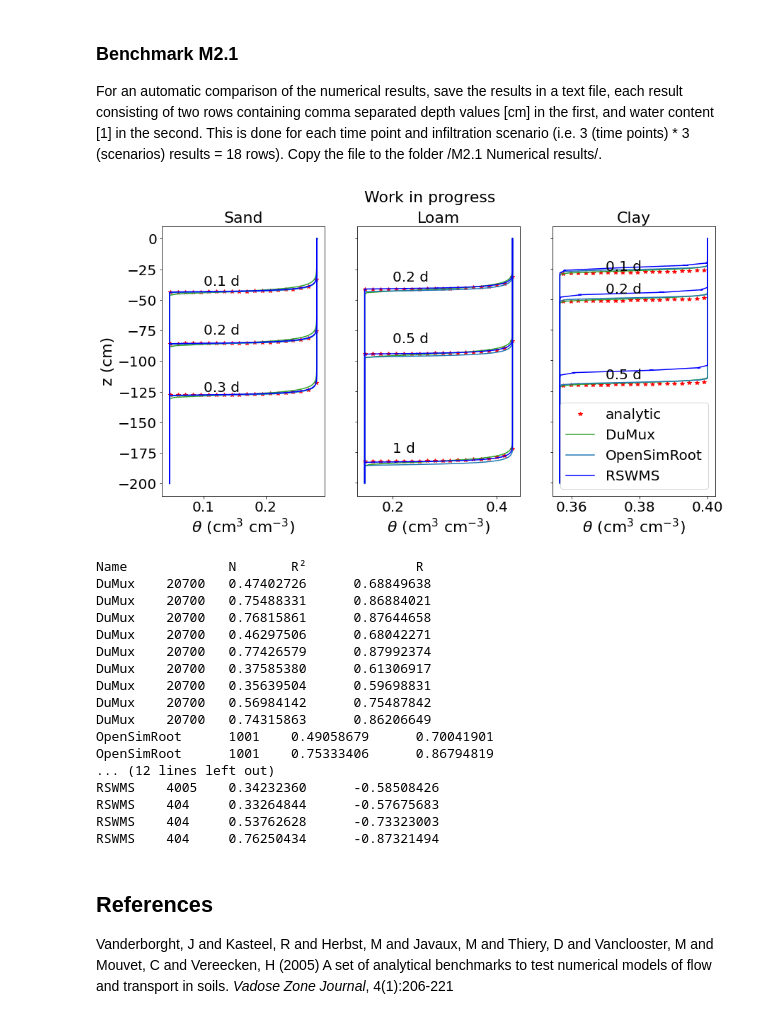
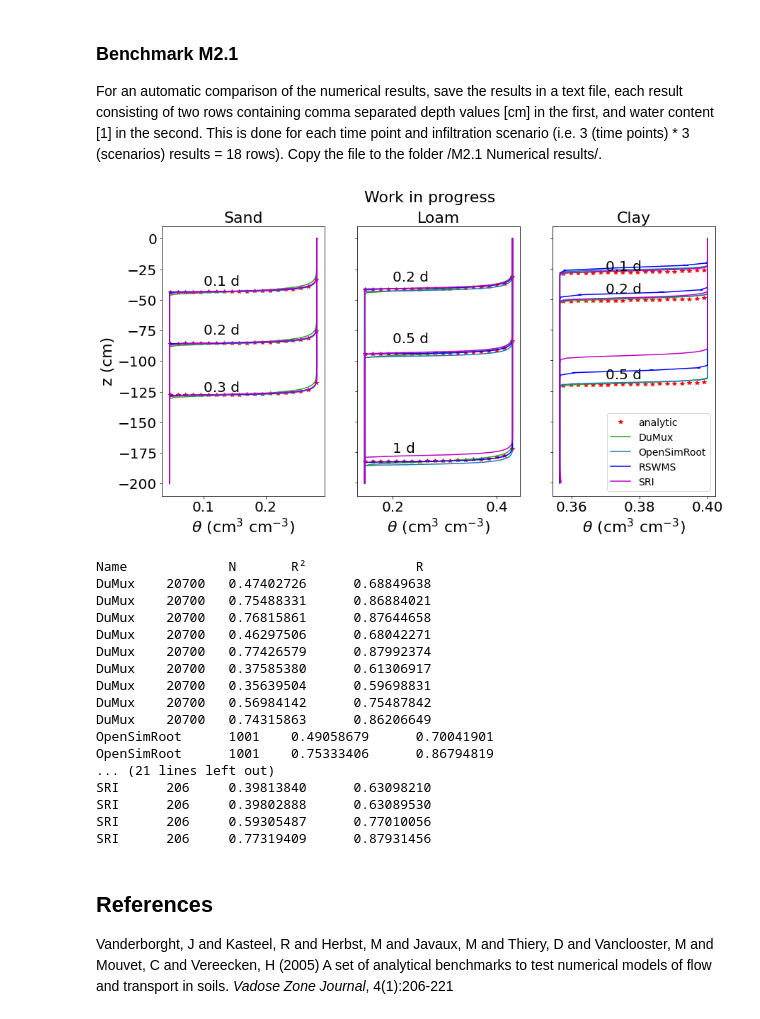
Before and after one commit to RSA-benchmarks/collaborative-comparison, a Jupyter notebook: M2 Water flow in soil/M2.1 Infiltration/M2.1 Automated comparison.ipynb, the cells around one changed output. Drawn from its saved outputs; the diff is of its cells as text; code cells hidden in the pictures.

```diff
--- a/M2 Water flow in soil/M2.1 Infiltration/M2.1 Automated comparison.ipynb
+++ b/M2 Water flow in soil/M2.1 Infiltration/M2.1 Automated comparison.ipynb
@@ -131,7 +131,7 @@ for j in range(0,3): # axis
 r, rsme, rsquare, nn, l = [], [], [], [], []
 cc = 0
 #col = ['r','g','b','r','g','b']
-col=["C2","C0","b"]
+col=["C2","C0","b","m"]
 for dirname, dirnames, filenames in os.walk('M2.1 Numerical results/.'):
     filenames.sort()
     for i,f in enumerate(filenames):
@@ -170,35 +170,35 @@ for dirname, dirnames, filenames in os.walk('M2.1 Numerical results/.'):
                 if j==0:
                     ax[j].set_ylabel("z (cm)") # all file data values are currently [m], I will change that soon
                 else:
                     ax[j].set_yticklabels([])
             cc+=1
         except Exception as ex:
             print("Something went wrong with file "+f)
             print(ex)
 ax[-1].legend()
 plt.rc('font', size=20)          # controls default text sizes
 plt.rc('axes', titlesize=22)     # fontsize of the axes title
 plt.rc('axes', labelsize=22)    # fontsize of the x and y labels
 plt.rc('xtick', labelsize=20)    # fontsize of the tick labels
 plt.rc('ytick', labelsize=20)    # fontsize of the tick labels
-plt.rc('legend', fontsize=20)    # legend fontsize
+plt.rc('legend', fontsize=14)    # legend fontsize
 plt.rc('figure', titlesize=22)  # fontsize of the figure title
 ax[0].text(0.1, -38, '0.1 d'); ax[0].text(0.1, -78, '0.2 d'); ax[0].text(0.1, -125, '0.3 d')
 ax[1].text(0.2, -35, '0.2 d'); ax[1].text(0.2, -85, '0.5 d'); ax[1].text(0.2, -175, '1 d')
 ax[2].text(0.37, -26, '0.1 d'); ax[2].text(0.37, -45, '0.2 d'); ax[2].text(0.37, -115, '0.5 d')
 ax[0].set_title('Sand')
 ax[1].set_title('Loam')
 ax[2].set_title('Clay')
 #plt.yticks(np.arange(-16,1,4))
 plt.savefig('m21_results.png', dpi=300, bbox_inches = "tight")
 fig.suptitle("Work in progress")
 plt.show()
 
 print("Name\t\t", "N\t", "R²\t\t", "R")
 for i in range(0,len(nn)):
     print(l[i]+"\t",nn[i],"\t",'{:2.8f}'.format(rsquare[i]),"\t",'{:2.8f}'.format(r[i]) ) # '{:2.8f}'.format(rsme[i]),"\t",
 # %% [output]
-[figure, old version]
+[figure, new version]
 Name             N       R²              R
 DuMux    20700   0.47402726      0.68849638
 DuMux    20700   0.75488331      0.86884021
@@ -211,11 +211,11 @@ DuMux    20700   0.56984142      0.75487842
 DuMux    20700   0.74315863      0.86206649
 OpenSimRoot      1001    0.49058679      0.70041901
 OpenSimRoot      1001    0.75333406      0.86794819
-... (12 lines left out)
-RSWMS    4005    0.34232360      -0.58508426
-RSWMS    404     0.33264844      -0.57675683
-RSWMS    404     0.53762628      -0.73323003
-RSWMS    404     0.76250434      -0.87321494
+... (21 lines left out)
+SRI      206     0.39813840      0.63098210
+SRI      206     0.39802888      0.63089530
+SRI      206     0.59305487      0.77010056
+SRI      206     0.77319409      0.87931456
 # %% [markdown]
 ## References
 Vanderborght, J and Kasteel, R and Herbst, M and Javaux, M and Thiery, D and Vanclooster, M and Mouvet, C and Vereecken, H (2005) A set of analytical benchmarks to test numerical models of flow and transport in soils. *Vadose Zone Journal*, 4(1):206-221
```
Also changed, not shown: 1 other file.
